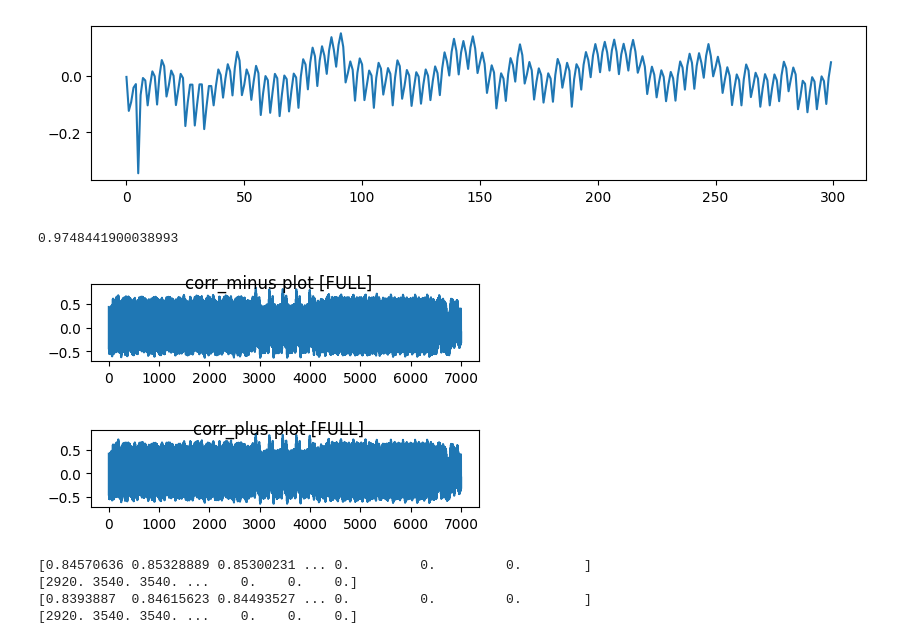
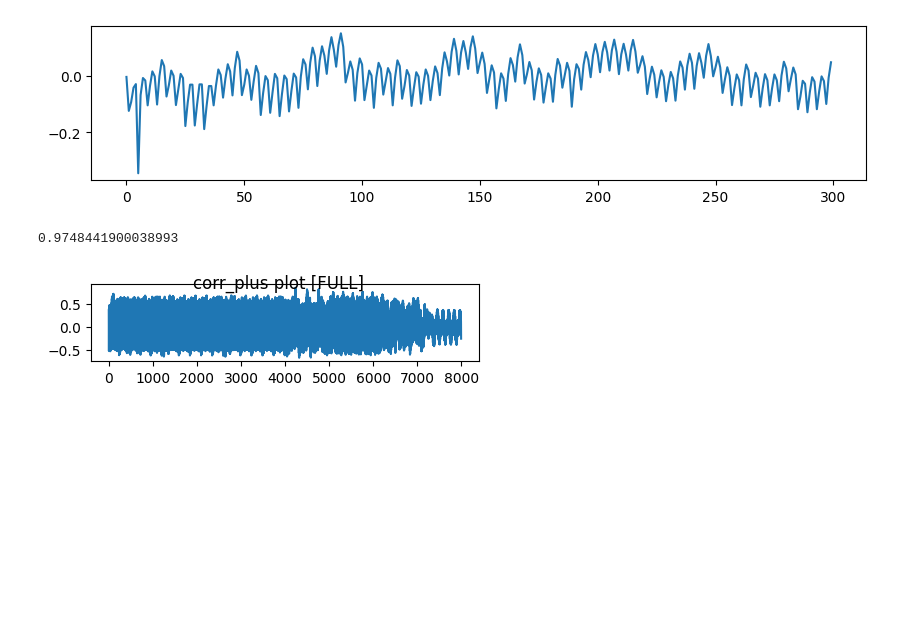
Before and after one commit to andsopwn/Neural-Network-Attack-2022, a Jupyter notebook: Float-Point-NN-Mantissa/zcoi/ReLU_get.ipynb, the cells around one changed output. Saved outputs shown, nothing was run; the diff lists cells and outputs as text; code cells hidden in the pictures; blank space fills up the shorter version.

```diff
--- a/Float-Point-NN-Mantissa/zcoi/ReLU_get.ipynb
+++ b/Float-Point-NN-Mantissa/zcoi/ReLU_get.ipynb
@@ -32,7 +32,7 @@ if cutsize + strsize > 1050:    print("OVER SHOOT")
 [figure]
 0.9748441900038993
 # %%
-endpt = 7000
+endpt = 8000
 zcoip = 255
 
 corr_minus = np.zeros([zcoip, endpt])
@@ -44,14 +44,14 @@ loc_plus  = np.zeros(endpt)
 #for j in range(1, 2):
 
 #  Minus ReLU
-for a in range(0, zcoip):
+'''for a in range(0, zcoip):
     for i in range(0, endpt, 1):
         mcut = rmlp[a][i:i+cutsize]
         corr_minus[a][i] = np.corrcoef(mcut, cutR[0])[0,1]
         if corr_minus[a][i] > max_minus[a]:
             max_minus[a] = corr_minus[a][i]
             loc_minus[a] = i
-
+'''
 #   Plus ReLU
 for a in range(0, zcoip):
     for i in range(0, endpt, 1):
@@ -61,16 +61,16 @@ for a in range(0, zcoip):
             max_plus[a] = corr_plus[a][i]
             loc_plus[a] = i
 # %%
-plt.figure(figsize=(5,1))
+
+'''plt.figure(figsize=(5,1))
 plt.suptitle('corr_minus plot [FULL]')
 plt.plot(corr_minus[0])
 plt.show()
-
+'''
 plt.figure(figsize=(5,1))
 plt.suptitle('corr_plus plot [FULL]')
 plt.plot(corr_plus[0])
 plt.show()
 # %% [output]
-[figure, old version]
+[figure, new version]
-[figure, removed]
 # %%
@@ -81,12 +80 @@ np.save(dir + "corrm", corr_minus)
 np.save(dir + "corrp",  corr_plus)
-# %%
-print(max_minus)
-print(loc_minus)
-
-print(max_plus)
-print(loc_plus)
-# %% [output]
-[0.84570636 0.85328889 0.85300231 ... 0.         0.         0.        ]
-[2920. 3540. 3540. ...    0.    0.    0.]
-[0.8393887  0.84615623 0.84493527 ... 0.         0.         0.        ]
-[2920. 3540. 3540. ...    0.    0.    0.]
```
Also changed, not shown: parts of 1 cell of this notebook, 12 other files.
